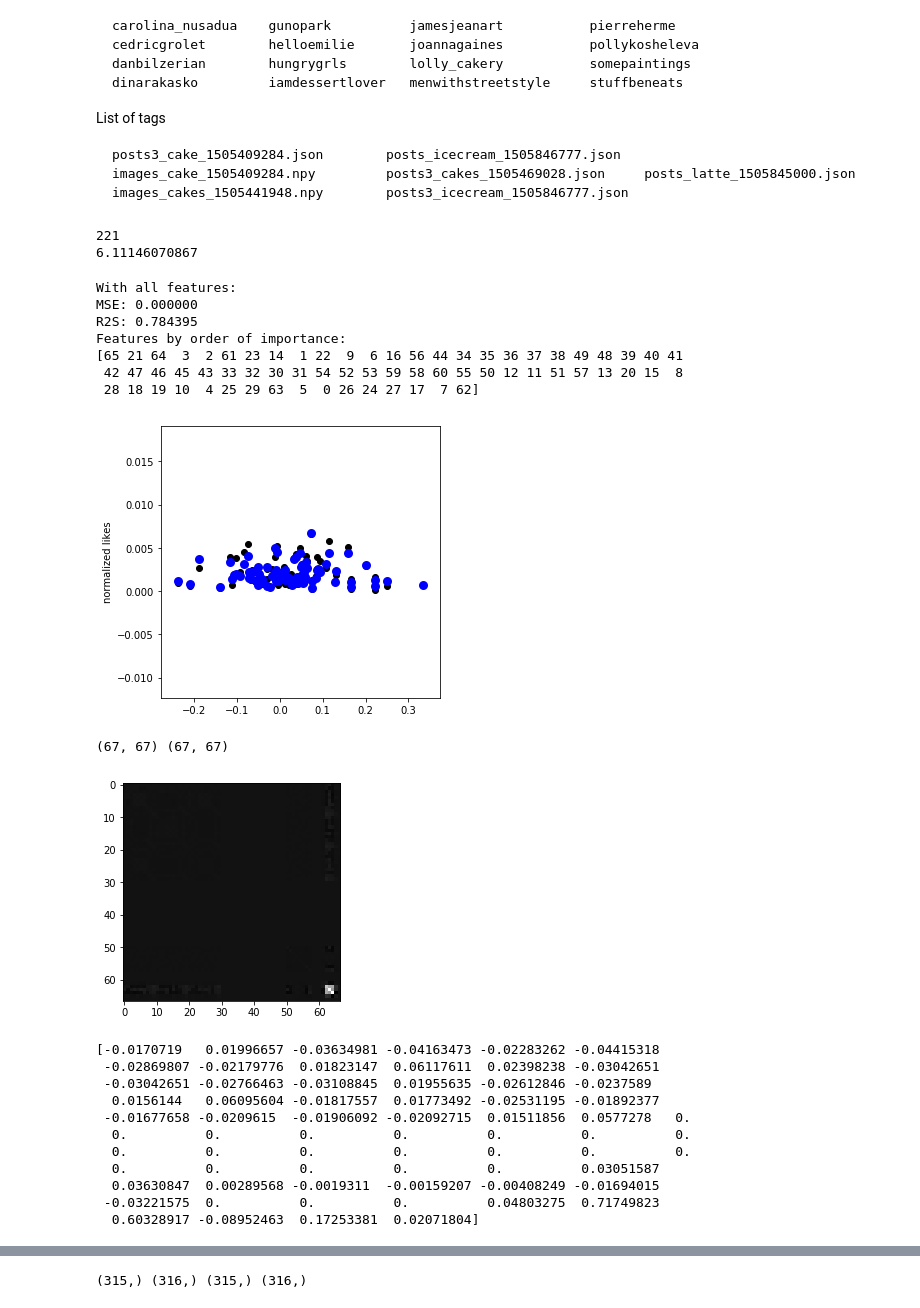
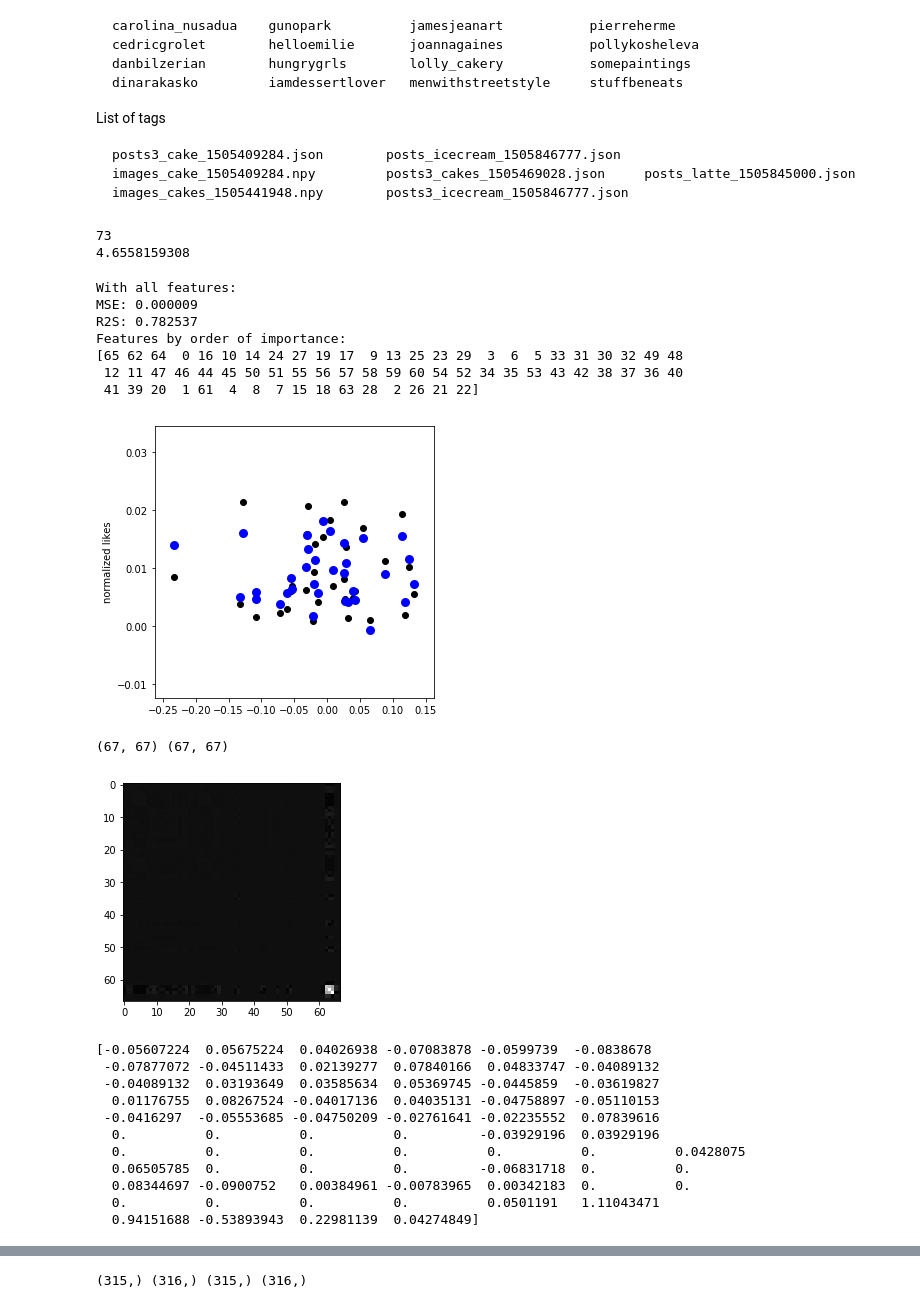
Before and after one commit to AlbertHJLee/minster, a Jupyter notebook: feature_engineering.ipynb, the cells around one changed output, grey strips where cells are left out. Drawn from its saved outputs; the diff is of its cells as text; code cells hidden in the pictures.

```diff
--- a/feature_engineering.ipynb
+++ b/feature_engineering.ipynb
@@ -11,6 +11,8 @@ from scipy.misc import imresize
 import features
 
 import json
+# %%
+verbose = 0
 # %%
 from sklearn import linear_model, datasets
 from sklearn.metrics import mean_squared_error as MSE, r2_score as R2S
@@ -45,8 +47,8 @@ if userSpecific:
 
 else:
     bytag = True
-    posts, images = utils.getData('posts_cake_1505409284.json',updated=True,rawimages=True)
-    with open('data/users_cake_1505409284.json','r') as infile:
+    posts, images = utils.getData('posts_cakes_1505469028.json',updated=True,rawimages=True)
+    with open('data/users_cakes_1505469028.json','r') as infile:
             users = json.load(infile)
     dfu = pandas.DataFrame(users)
     dfp = pandas.DataFrame(posts)
@@ -124,6 +129,6 @@ for i in range(nposts0):
 print counter
 print np.mean(meanlikes2)
 # %% [output]
-221
-6.11146070867
+73
+4.6558159308
 # %%
@@ -445,7 +412,11 @@ for i in range(nfeatures):
 
 y_orig = (likes - center_y) / (max_y - min_y)
 # %%
-# Prune data
+"""
+Engineer data and fit basic models for use in feature selection
+"""
+
+# Get rid of samples with erratic properties, as well as outliers
 
 keep = (likes < 10000) & (likes > 1) #& (ntags < 18)
 keep = dfp.apply(features.not_in_list,args=[u'fashion',0],axis=1).values & keep
@@ -509,9 +480,11 @@ for i in range(nfeatures):
 
     MSE_results[i] = MSE(y_cross, y_pred)
     R2S_results[i] = R2S(y_cross, y_pred)
-    #print 'Without feature %02i:'%i
-    #print 'MSE: %8f'%MSE_results[i]
-    #print 'R2S: %8f'%R2S_results[i]
+
+    if verbose > 2:
+        print 'Without feature %02i:'%i
+        print 'MSE: %8f'%MSE_results[i]
+        print 'R2S: %8f'%R2S_results[i]
 
 
 # Run regression on all features
@@ -551,50 +524,50 @@ if True:
     plt.ylabel('normalized likes')
     plt.show()
 
     cov = np.cov(np.append(data_train,y_train.reshape([ntrain,1]),axis=1).transpose())
     #rescale = (lambda x: np.sqrt(x) if (x >= 0) else -np.sqrt(-x))
     covplot = cov
 
     indices = (cov >= 0)
     print indices.shape, cov.shape
     covplot[indices] = np.power(cov[indices],.3)
     meanpos = np.mean(covplot[indices])
 
     indices = (cov < 0)
     covplot[indices] = -np.power(-cov[indices],.3)
     meanneg = np.mean(covplot[indices])
 
     if False:
         covplot = np.append(covplot[:,:38],covplot[:,41:],axis=1)
         covplot = np.append(covplot[:,:9],covplot[:,30:],axis=1)
         covplot = np.append(covplot[:38,:],covplot[41:,:],axis=0)
         covplot = np.append(covplot[:9,:],covplot[30:,:],axis=0)
         limit = np.max( np.array([-meanneg,meanpos]) )*0.3
         plt.imshow(covplot,cmap='bwr',vmin=-limit,vmax=limit)
     else:
         plt.imshow(covplot,cmap='gray')
     plt.show()
     print cov[-1,:] #, data_test[1,:]
 # %% [output]
 With all features:
-MSE: 0.000000
-R2S: 0.784395
+MSE: 0.000009
+R2S: 0.782537
 Features by order of importance:
-[65 21 64  3  2 61 23 14  1 22  9  6 16 56 44 34 35 36 37 38 49 48 39 40 41
- 42 47 46 45 43 33 32 30 31 54 52 53 59 58 60 55 50 12 11 51 57 13 20 15  8
- 28 18 19 10  4 25 29 63  5  0 26 24 27 17  7 62]
+[65 62 64  0 16 10 14 24 27 19 17  9 13 25 23 29  3  6  5 33 31 30 32 49 48
+ 12 11 47 46 44 45 50 51 55 56 57 58 59 60 54 52 34 35 53 43 42 38 37 36 40
+ 41 39 20  1 61  4  8  7 15 18 63 28  2 26 21 22]
-[figure, old version]
+[figure, new version]
 (67, 67) (67, 67)
 [figure]
-[-0.0170719   0.01996657 -0.03634981 -0.04163473 -0.02283262 -0.04415318
- -0.02869807 -0.02179776  0.01823147  0.06117611  0.02398238 -0.03042651
- -0.03042651 -0.02766463 -0.03108845  0.01955635 -0.02612846 -0.0237589
-  0.0156144   0.06095604 -0.01817557  0.01773492 -0.02531195 -0.01892377
- -0.01677658 -0.0209615  -0.01906092 -0.02092715  0.01511856  0.0577278   0.
-  0.          0.          0.          0.          0.          0.          0.
-  0.          0.          0.          0.          0.          0.          0.
-  0.          0.          0.          0.          0.          0.03051587
-  0.03630847  0.00289568 -0.0019311  -0.00159207 -0.00408249 -0.01694015
- -0.03221575  0.          0.          0.          0.04803275  0.71749823
-  0.60328917 -0.08952463  0.17253381  0.02071804]
+[-0.05607224  0.05675224  0.04026938 -0.07083878 -0.0599739  -0.0838678
+ -0.07877072 -0.04511433  0.02139277  0.07840166  0.04833747 -0.04089132
+ -0.04089132  0.03193649  0.03585634  0.05369745 -0.0445859  -0.03619827
+  0.01176755  0.08267524 -0.04017136  0.04035131 -0.04758897 -0.05110153
+ -0.0416297  -0.05553685 -0.04750209 -0.02761641 -0.02235552  0.07839616
+  0.          0.          0.          0.         -0.03929196  0.03929196
+  0.          0.          0.          0.          0.          0.          0.0428075
+  0.06505785  0.          0.          0.         -0.06831718  0.          0.
+  0.08344697 -0.0900752   0.00384961 -0.00783965  0.00342183  0.          0.
+  0.          0.          0.          0.          0.0501191   1.11043471
+  0.94151688 -0.53893943  0.22981139  0.04274849]
 # %%
```
Also changed, not shown: parts of 7 cells of this notebook.
